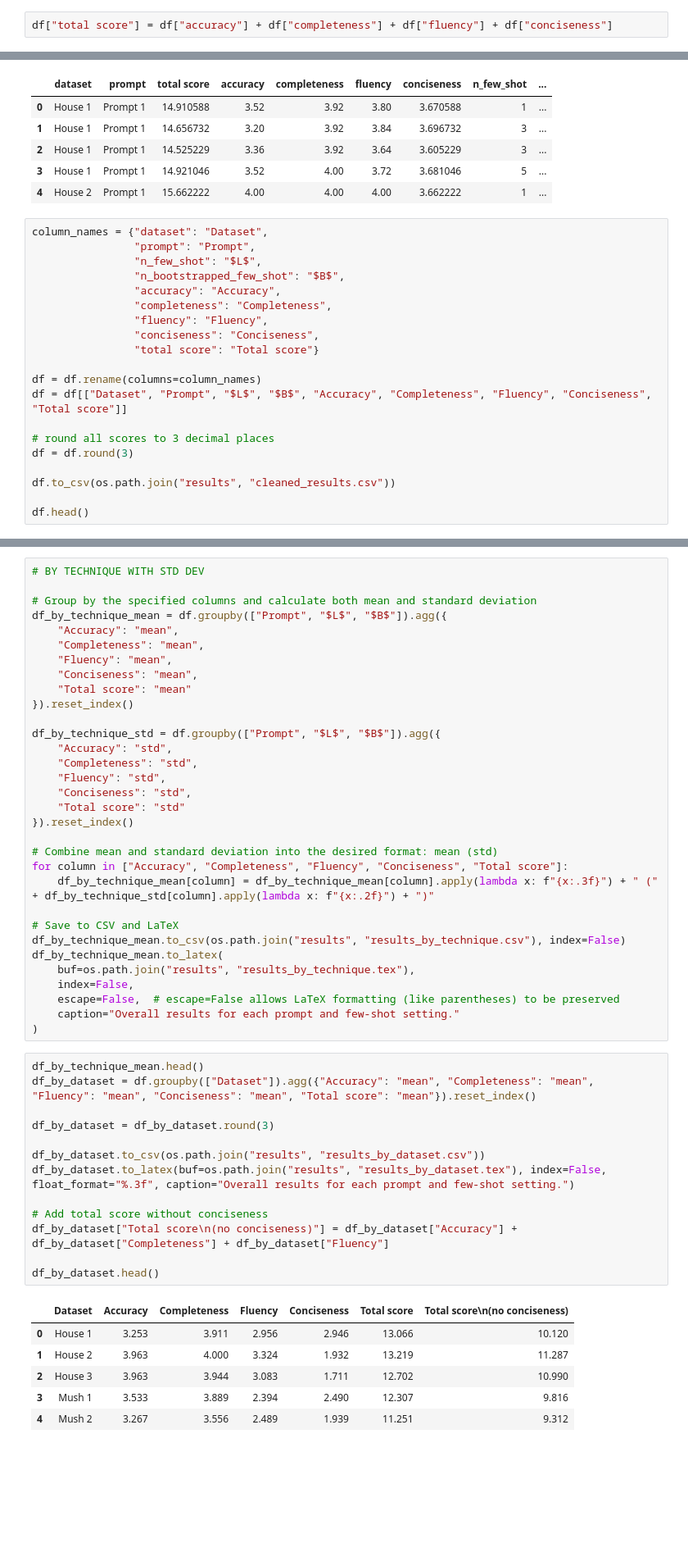
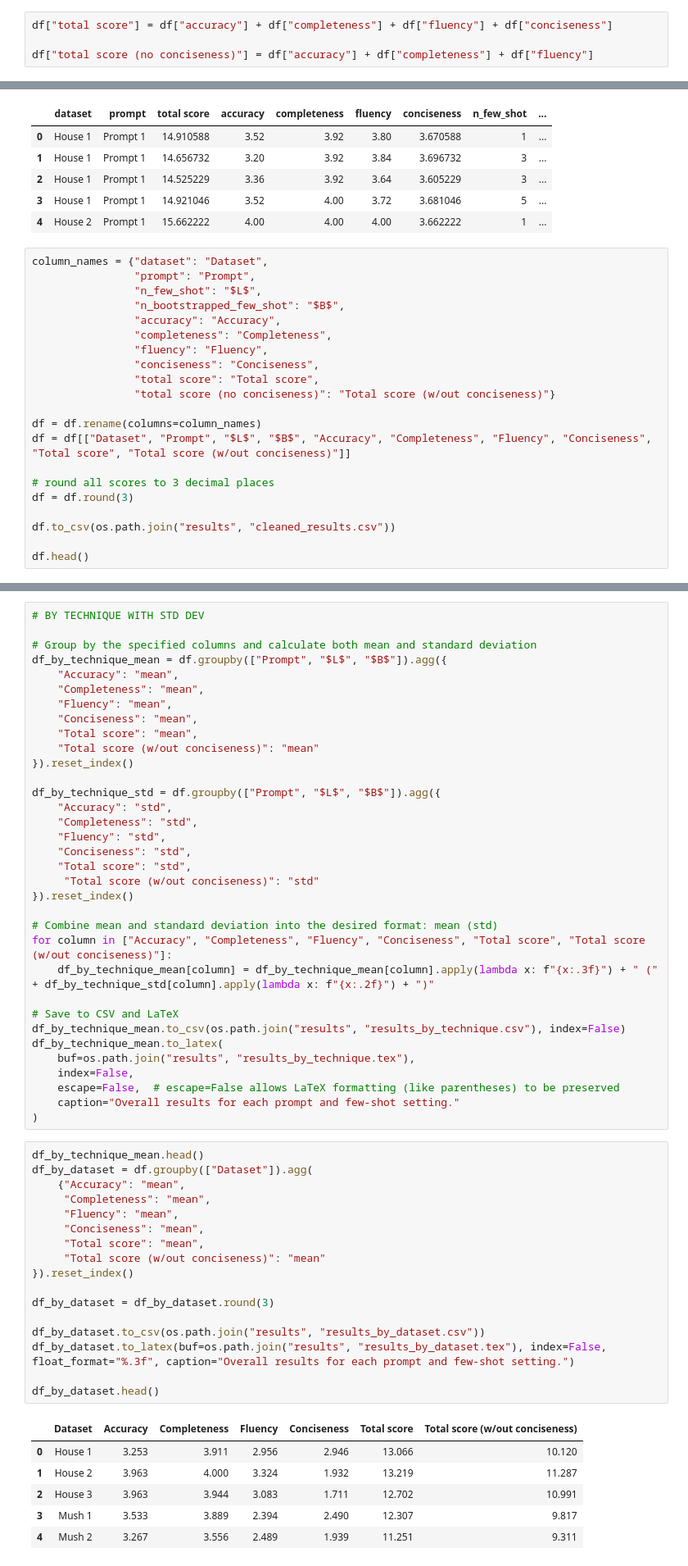
Before and after one commit to sibyl-dev/Explingo, a Jupyter notebook: full-experiment/evaluate_results.ipynb, the cells around one changed output, grey strips where cells are left out. Shown: that part at 82% size. Cells and saved outputs as stored; diff of their text form; blank space fills up the shorter version.

```diff
--- a/full-experiment/evaluate_results.ipynb
+++ b/full-experiment/evaluate_results.ipynb
@@ -17,6 +17,8 @@ df.head()
 | 4 | housing_2.json | You are helping users understand ... | 16.00 | 4.00 | 4.00 | 4.00 | 3.662222 | 1.0 | ... |
 # %%
 df["total score"] = df["accuracy"] + df["completeness"] + df["fluency"] + df["conciseness"]
+
+df["total score (no conciseness)"] = df["accuracy"] + df["completeness"] + df["fluency"]
 # %%
 dataset_names = {"housing_1.json": "House 1",
                  "housing_2.json": "House 2",
@@ -61,10 +63,11 @@ column_names = {"dataset": "Dataset",
                 "completeness": "Completeness",
                 "fluency": "Fluency",
                 "conciseness": "Conciseness",
-                "total score": "Total score"}
+                "total score": "Total score",
+                "total score (no conciseness)": "Total score (w/out conciseness)"}
 
 df = df.rename(columns=column_names)
-df = df[["Dataset", "Prompt", "$L$", "$B$", "Accuracy", "Completeness", "Fluency", "Conciseness", "Total score"]]
+df = df[["Dataset", "Prompt", "$L$", "$B$", "Accuracy", "Completeness", "Fluency", "Conciseness", "Total score", "Total score (w/out conciseness)"]]
 
 # round all scores to 3 decimal places
 df = df.round(3)
@@ -104,7 +114,8 @@ df_by_technique_mean = df.groupby(["Prompt", "$L$", "$B$"]).agg({
     "Completeness": "mean",
     "Fluency": "mean",
     "Conciseness": "mean",
-    "Total score": "mean"
+    "Total score": "mean",
+    "Total score (w/out conciseness)": "mean"
 }).reset_index()
 
 df_by_technique_std = df.groupby(["Prompt", "$L$", "$B$"]).agg({
@@ -112,11 +123,12 @@ df_by_technique_std = df.groupby(["Prompt", "$L$", "$B$"]).agg({
     "Completeness": "std",
     "Fluency": "std",
     "Conciseness": "std",
-    "Total score": "std"
+    "Total score": "std",
+     "Total score (w/out conciseness)": "std"
 }).reset_index()
 
 # Combine mean and standard deviation into the desired format: mean (std)
-for column in ["Accuracy", "Completeness", "Fluency", "Conciseness", "Total score"]:
+for column in ["Accuracy", "Completeness", "Fluency", "Conciseness", "Total score", "Total score (w/out conciseness)"]:
     df_by_technique_mean[column] = df_by_technique_mean[column].apply(lambda x: f"{x:.3f}") + " (" + df_by_technique_std[column].apply(lambda x: f"{x:.2f}") + ")"
 
 # Save to CSV and LaTeX
@@ -129,24 +141,28 @@ df_by_technique_mean.to_latex(
 )
 # %%
 df_by_technique_mean.head()
-df_by_dataset = df.groupby(["Dataset"]).agg({"Accuracy": "mean", "Completeness": "mean", "Fluency": "mean", "Conciseness": "mean", "Total score": "mean"}).reset_index()
+df_by_dataset = df.groupby(["Dataset"]).agg(
+    {"Accuracy": "mean",
+     "Completeness": "mean",
+     "Fluency": "mean",
+     "Conciseness": "mean",
+     "Total score": "mean",
+     "Total score (w/out conciseness)": "mean"
+}).reset_index()
 
 df_by_dataset = df_by_dataset.round(3)
 
 df_by_dataset.to_csv(os.path.join("results", "results_by_dataset.csv"))
 df_by_dataset.to_latex(buf=os.path.join("results", "results_by_dataset.tex"), index=False, float_format="%.3f", caption="Overall results for each prompt and few-shot setting.")
 
-# Add total score without conciseness
-df_by_dataset["Total score\n(no conciseness)"] = df_by_dataset["Accuracy"] + df_by_dataset["Completeness"] + df_by_dataset["Fluency"]
-
 df_by_dataset.head()
 # %% [output]
-|  | Dataset | Accuracy | Completeness | Fluency | Conciseness | Total score | Total score\n(no conciseness) |
+|  | Dataset | Accuracy | Completeness | Fluency | Conciseness | Total score | Total score (w/out conciseness) |
 | 0 | House 1 | 3.253 | 3.911 | 2.956 | 2.946 | 13.066 | 10.120 |
 | 1 | House 2 | 3.963 | 4.000 | 3.324 | 1.932 | 13.219 | 11.287 |
-| 2 | House 3 | 3.963 | 3.944 | 3.083 | 1.711 | 12.702 | 10.990 |
-| 3 | Mush 1 | 3.533 | 3.889 | 2.394 | 2.490 | 12.307 | 9.816 |
-| 4 | Mush 2 | 3.267 | 3.556 | 2.489 | 1.939 | 11.251 | 9.312 |
+| 2 | House 3 | 3.963 | 3.944 | 3.083 | 1.711 | 12.702 | 10.991 |
+| 3 | Mush 1 | 3.533 | 3.889 | 2.394 | 2.490 | 12.307 | 9.817 |
+| 4 | Mush 2 | 3.267 | 3.556 | 2.489 | 1.939 | 11.251 | 9.311 |
 # %%
 # BY DATASET WITH STD DEV
 
```
Also changed, not shown: parts of 4 cells of this notebook, 8 other files.
